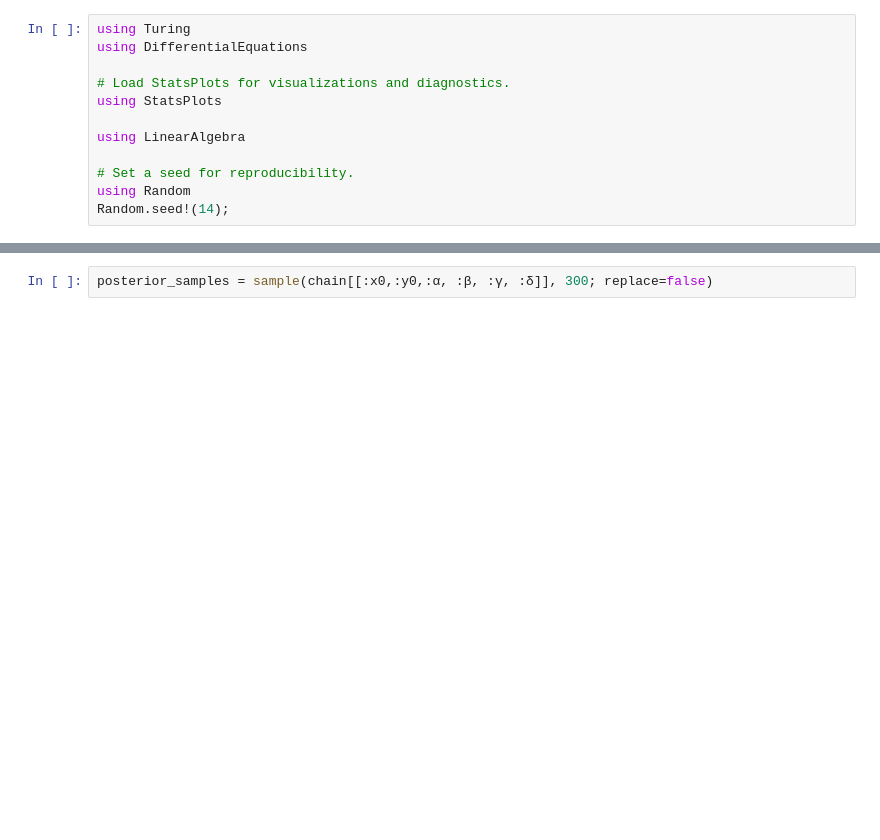
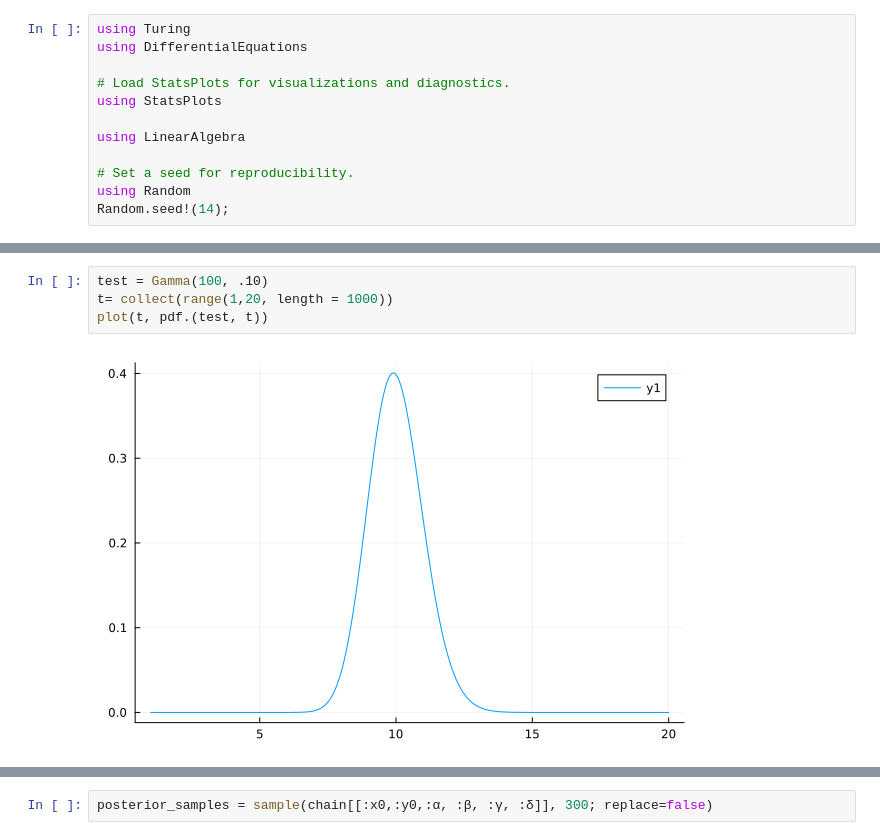
Before and after one commit to DrEntropy/turingTest, a Jupyter notebook: turing_test.ipynb, the cells around one changed output, grey strips where cells are left out. Saved outputs shown, nothing was run; the diff lists cells and outputs as text; blank space fills up the shorter version.

```diff
--- a/turing_test.ipynb
+++ b/turing_test.ipynb
@@ -59,3 +74,9 @@ odedata
+# %%
+test = Gamma(100, .10)
+t= collect(range(1,20, length = 1000))
+plot(t, pdf.(test, t))
+# %% [output]
+[figure, added]
 # %%
 @model function fitlv(data, prob)
     # Prior distributions.
```
Also changed, not shown: parts of 12 cells of this notebook, 1 other file.
